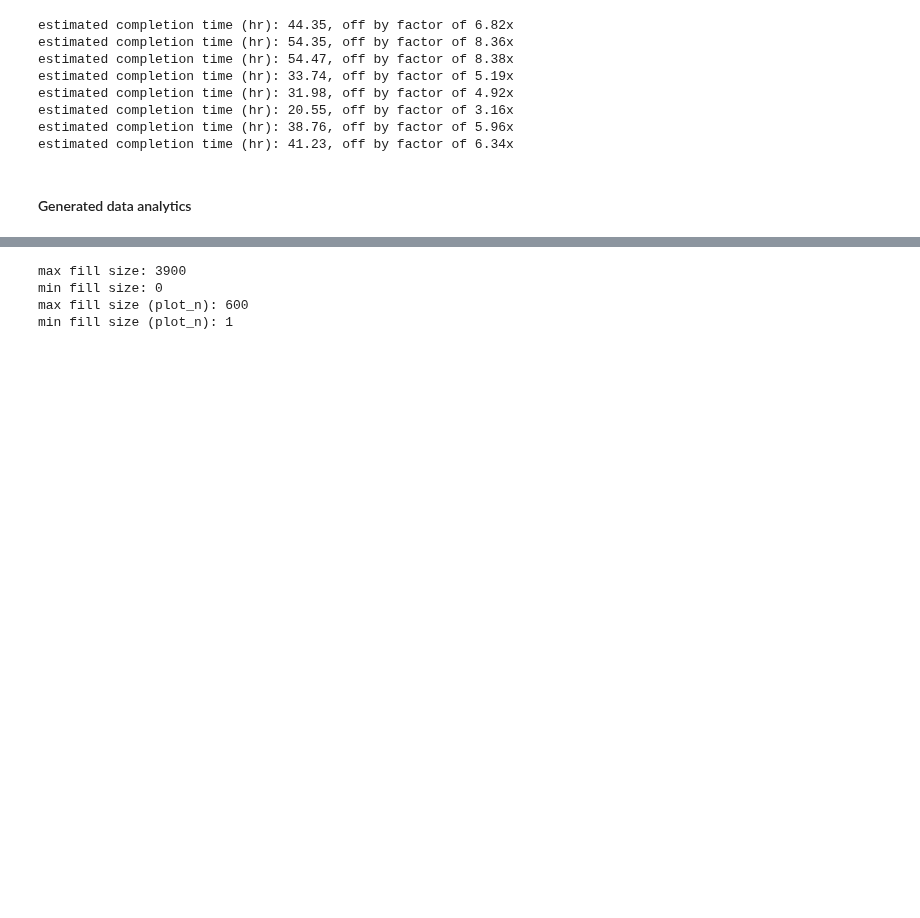
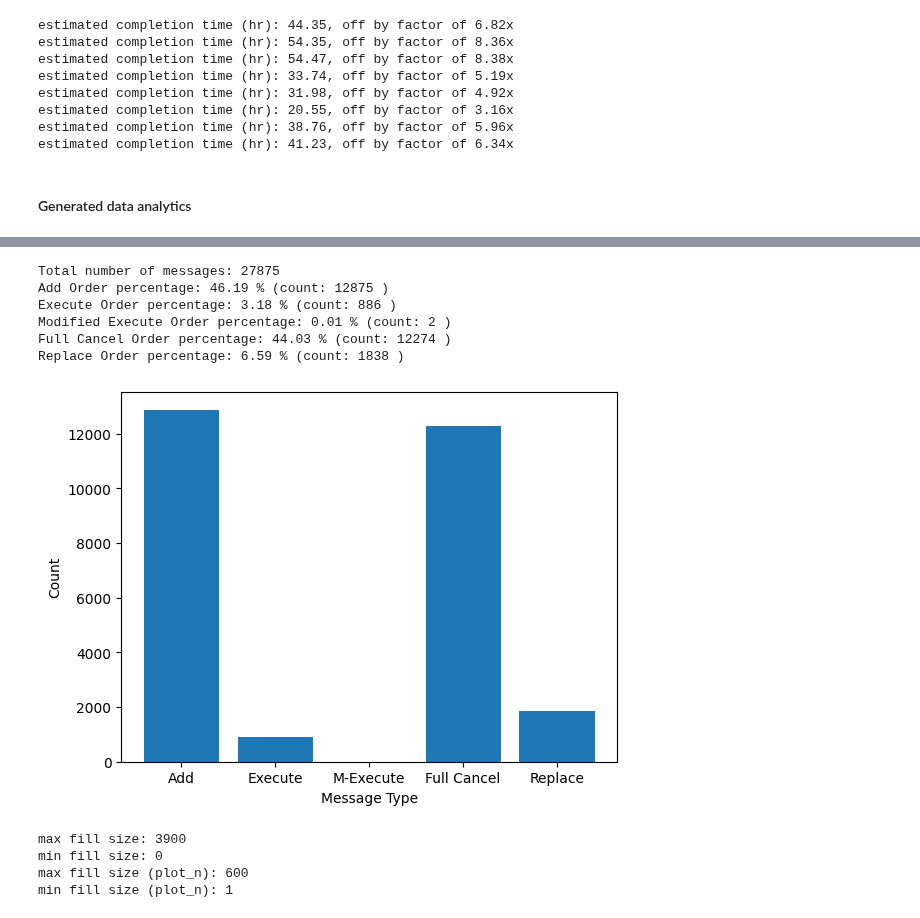
Before and after one commit to kingofguan/MarketGPT, a Jupyter notebook: notebooks/simulate.ipynb, the cells around one changed output, grey strips where cells are left out. Saved outputs shown, nothing was run; the diff lists cells and outputs as text; code cells hidden in the pictures; blank space fills up the shorter version.

```diff
--- a/notebooks/simulate.ipynb
+++ b/notebooks/simulate.ipynb
@@ -1382,0 +1524,9 @@ gen_data_df
+# %%
+real_msg_df = pd.DataFrame(np.array(np.load(proc_data_dir, mmap_mode='r')), columns=[
+              "ticker", "order_id", "event_type", "direction", "price_abs", "price",
+              "fill_size", "remain_size", "delta_t_s", "delta_t_ns", "time_s", "time_ns",
+              "old_id", "price_ref", "fill_size_ref", "time_s_ref", "time_ns_ref", "old_price_abs"])
+
+# filter df to only include messages from 'time_s' >= 34200 and 'time_s' <= 57600
+real_msg_df = real_msg_df[(real_msg_df['time_s'] >= 34200) & (real_msg_df['time_s'] <= 57600)]
+real_msg_df
@@ -1383,3 +1575,43 @@ gen_data_df
+# %%
+# num_add_order_msgs_real = real_msg_df[real_msg_df['event_type'] == 1].shape[0]
+# num_exec_order_msgs_real = real_msg_df[real_msg_df['event_type'] == 2].shape[0]
+# num_execmod_order_msgs_real = real_msg_df[real_msg_df['event_type'] == 3].shape[0]
+# num_full_cancel_order_msgs_real = real_msg_df[real_msg_df['event_type'] == 4].shape[0]
+# # num_partial_cancel_order_msgs_real = real_msg_df[real_msg_df['event_type'] == 4].shape[0]
+# num_replace_order_msgs_real = real_msg_df[real_msg_df['event_type'] == 5].shape[0]
+size_gen_seq = len(gen_data_df)
+real_msg_df_seq = real_msg_df[287600:][:size_gen_seq]
+num_add_order_msgs_real = real_msg_df_seq[real_msg_df_seq['event_type'] == 1].shape[0]
+num_exec_order_msgs_real = real_msg_df_seq[real_msg_df_seq['event_type'] == 2].shape[0]
+num_execmod_order_msgs_real = real_msg_df_seq[real_msg_df_seq['event_type'] == 3].shape[0]
+num_full_cancel_order_msgs_real = real_msg_df_seq[real_msg_df_seq['event_type'] == 4].shape[0]
+# num_partial_cancel_order_msgs_real = real_msg_df_seq[real_msg_df_seq['event_type'] == 4].shape[0]
+num_replace_order_msgs_real = real_msg_df_seq[real_msg_df_seq['event_type'] == 5].shape[0]
+total_msgs_real = num_add_order_msgs_real + num_exec_order_msgs_real + num_execmod_order_msgs_real + num_full_cancel_order_msgs_real + num_replace_order_msgs_real
+print("Total number of messages:", total_msgs_real)
+print("Add Order percentage:", round((num_add_order_msgs_real / total_msgs_real) * 100, 2), "%", "(count:", num_add_order_msgs_real, ")")
+print("Execute Order percentage:", round((num_exec_order_msgs_real / total_msgs_real) * 100, 2), "%", "(count:", num_exec_order_msgs_real, ")")
+print("Modified Execute Order percentage:", round((num_execmod_order_msgs_real / total_msgs_real) * 100, 2), "%", "(count:", num_execmod_order_msgs_real, ")")
+print("Full Cancel Order percentage:", round((num_full_cancel_order_msgs_real / total_msgs_real) * 100, 2), "%", "(count:", num_full_cancel_order_msgs_real, ")")
+# print("Partial Cancel Order percentage:", round((num_partial_cancel_order_msgs_real / total_msgs_real) * 100, 2), "%", "(count:", num_partial_cancel_order_msgs_real, ")")
+print("Replace Order percentage:", round((num_replace_order_msgs_real / total_msgs_real) * 100, 2), "%", "(count:", num_replace_order_msgs_real, ")")
+
+# plot message type counts
+msg_types = ['Add', 'Execute', 'M-Execute', 'Full Cancel', 'Replace']
+msg_counts = [num_add_order_msgs_real, num_exec_order_msgs_real, num_execmod_order_msgs_real, num_full_cancel_order_msgs_real, num_replace_order_msgs_real]
+plt.bar(msg_types, msg_counts)
+# plt.rcParams['font.size'] = 8
+plt.xlabel("Message Type")
+plt.ylabel("Count")
+plt.show()
+# %% [output]
+Total number of messages: 27875
+Add Order percentage: 46.19 % (count: 12875 )
+Execute Order percentage: 3.18 % (count: 886 )
+Modified Execute Order percentage: 0.01 % (count: 2 )
+Full Cancel Order percentage: 44.03 % (count: 12274 )
+Replace Order percentage: 6.59 % (count: 1838 )
+[figure, added]
 # %%
 plot_n = 950
 print("max fill size:", np.max(gen_data_df['fill_size']))
```
Also changed, not shown: parts of 27 cells of this notebook.
